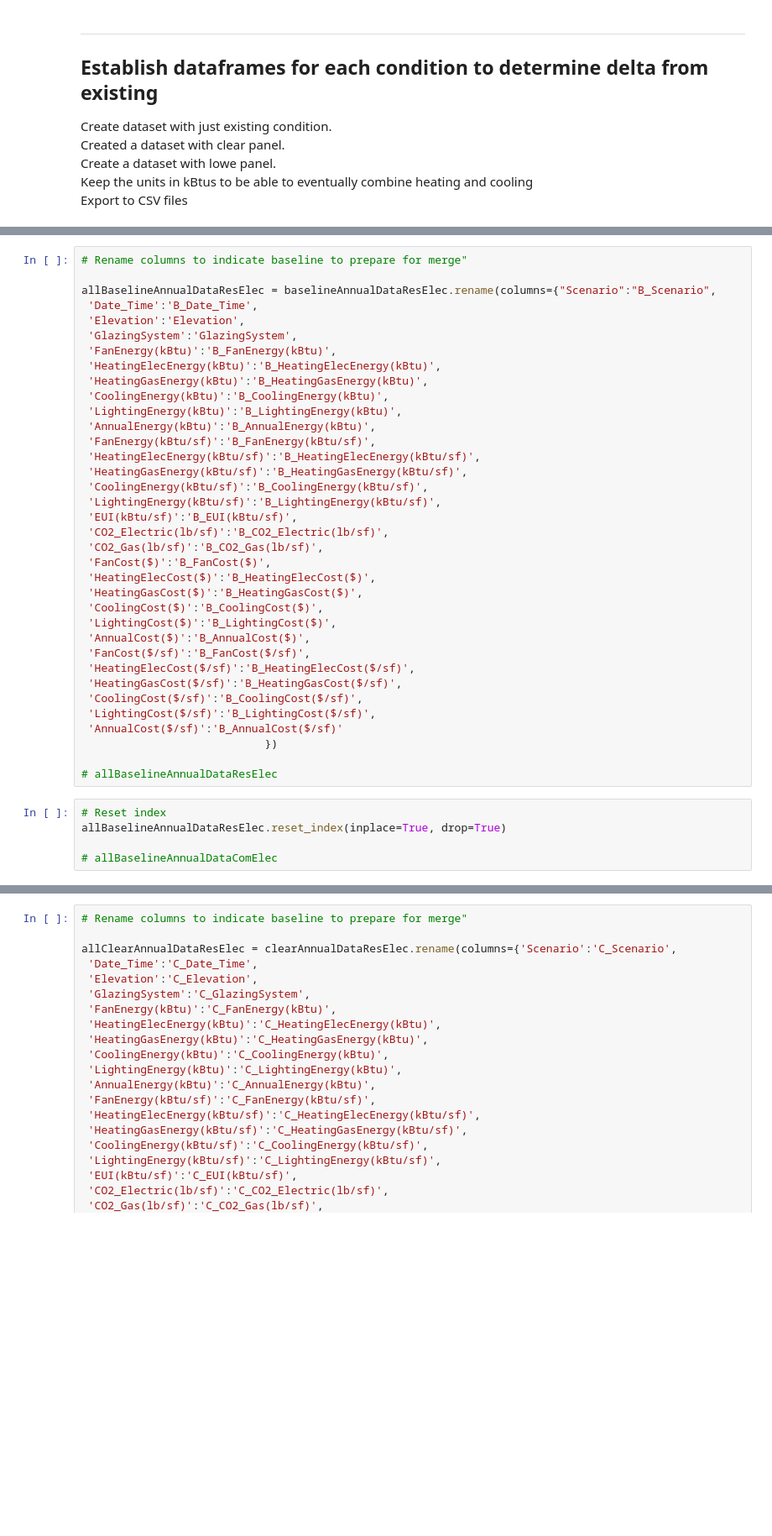
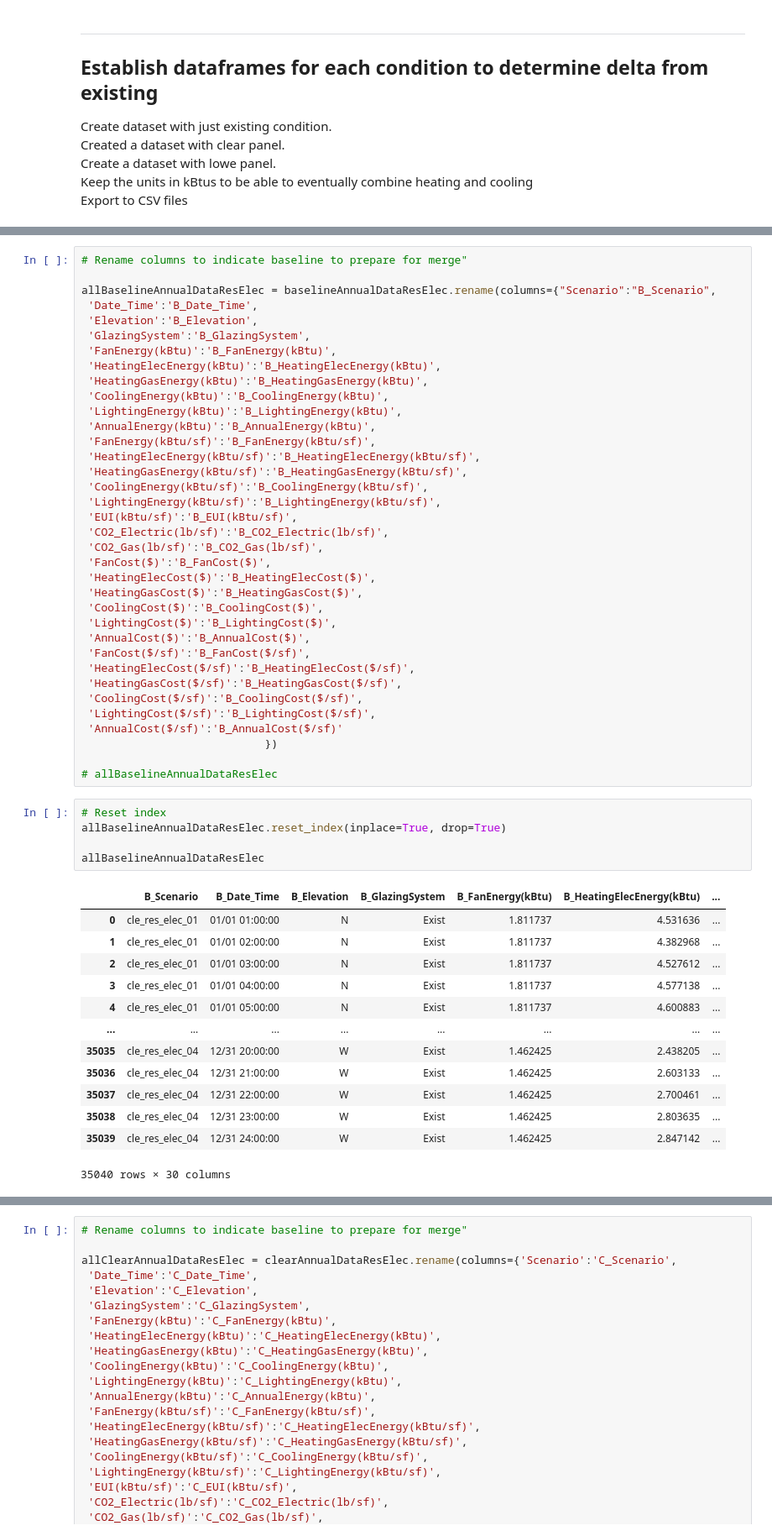
Before and after one commit to klharp/Eplus_Maine, a Jupyter notebook: CLE_Res_Scraper.ipynb, the cells around one changed output, grey strips where cells are left out. Shown at 84% size. Drawn from its saved outputs; the diff is of its cells as text; blank space fills up the shorter version.

```diff
--- a/CLE_Res_Scraper.ipynb
+++ b/CLE_Res_Scraper.ipynb
@@ -306,8 +320,8 @@ baselineAnnualDataResElec = allAnnualDataResElec[allAnnualDataResElec["GlazingSy
 
 allBaselineAnnualDataResElec = baselineAnnualDataResElec.rename(columns={"Scenario":"B_Scenario",
  'Date_Time':'B_Date_Time',
- 'Elevation':'Elevation',
- 'GlazingSystem':'GlazingSystem',
+ 'Elevation':'B_Elevation',
+ 'GlazingSystem':'B_GlazingSystem',
  'FanEnergy(kBtu)':'B_FanEnergy(kBtu)',
  'HeatingElecEnergy(kBtu)':'B_HeatingElecEnergy(kBtu)',
  'HeatingGasEnergy(kBtu)':'B_HeatingGasEnergy(kBtu)',
@@ -340,6 +354,20 @@ allBaselineAnnualDataResElec = baselineAnnualDataResElec.rename(columns={"Scenar
 # %%
 # Reset index
 allBaselineAnnualDataResElec.reset_index(inplace=True, drop=True)
 
-# allBaselineAnnualDataComElec
+allBaselineAnnualDataResElec
+# %% [output]
+|  | B_Scenario | B_Date_Time | B_Elevation | B_GlazingSystem | B_FanEnergy(kBtu) | B_HeatingElecEnergy(kBtu) | ... |
+| 0 | cle_res_elec_01 | 01/01 01:00:00 | N | Exist | 1.811737 | 4.531636 | ... |
+| 1 | cle_res_elec_01 | 01/01 02:00:00 | N | Exist | 1.811737 | 4.382968 | ... |
+| 2 | cle_res_elec_01 | 01/01 03:00:00 | N | Exist | 1.811737 | 4.527612 | ... |
+| 3 | cle_res_elec_01 | 01/01 04:00:00 | N | Exist | 1.811737 | 4.577138 | ... |
+| 4 | cle_res_elec_01 | 01/01 05:00:00 | N | Exist | 1.811737 | 4.600883 | ... |
+| ... | ... | ... | ... | ... | ... | ... | ... |
+| 35035 | cle_res_elec_04 | 12/31 20:00:00 | W | Exist | 1.462425 | 2.438205 | ... |
+| 35036 | cle_res_elec_04 | 12/31 21:00:00 | W | Exist | 1.462425 | 2.603133 | ... |
+| 35037 | cle_res_elec_04 | 12/31 22:00:00 | W | Exist | 1.462425 | 2.700461 | ... |
+| 35038 | cle_res_elec_04 | 12/31 23:00:00 | W | Exist | 1.462425 | 2.803635 | ... |
+| 35039 | cle_res_elec_04 | 12/31 24:00:00 | W | Exist | 1.462425 | 2.847142 | ... |
+35040 rows × 30 columns
 # %%
```
Also changed, not shown: parts of 11 cells of this notebook, 6 other files.
